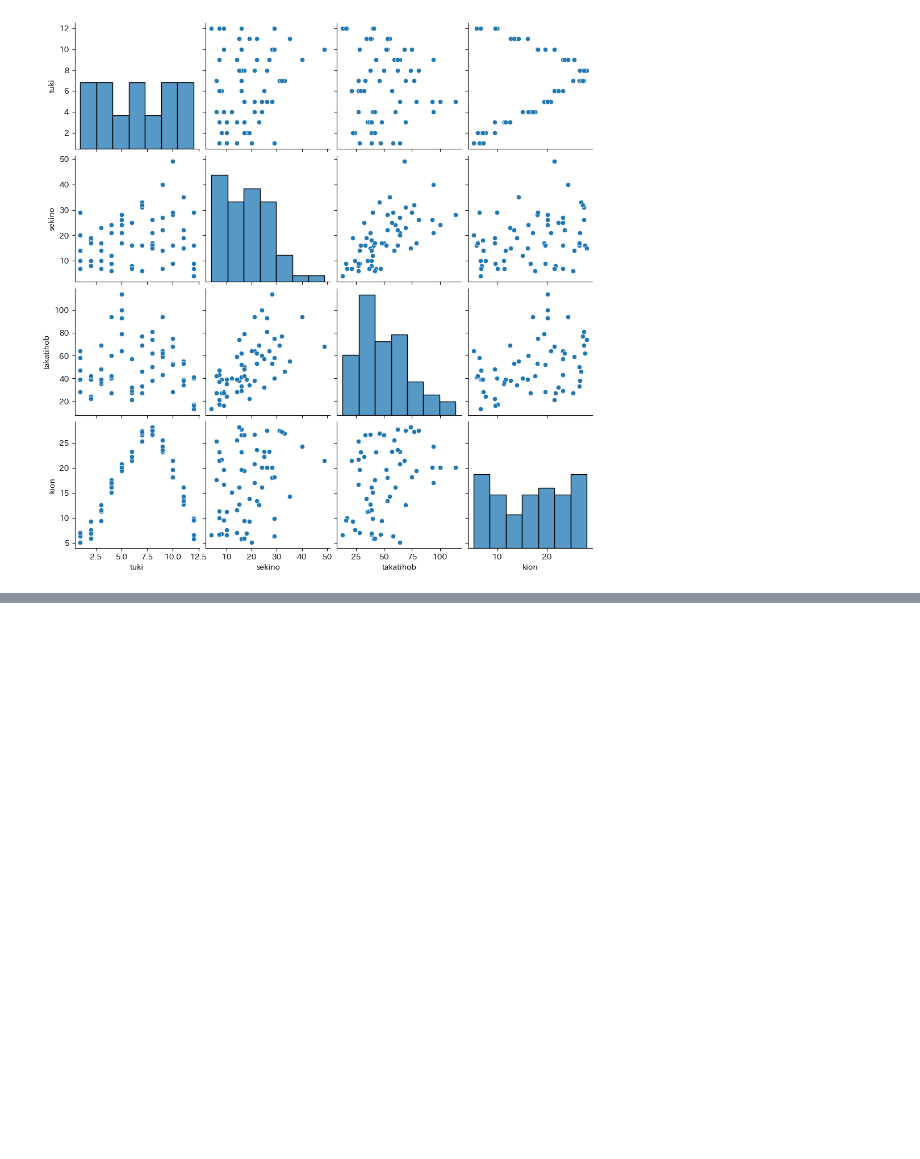
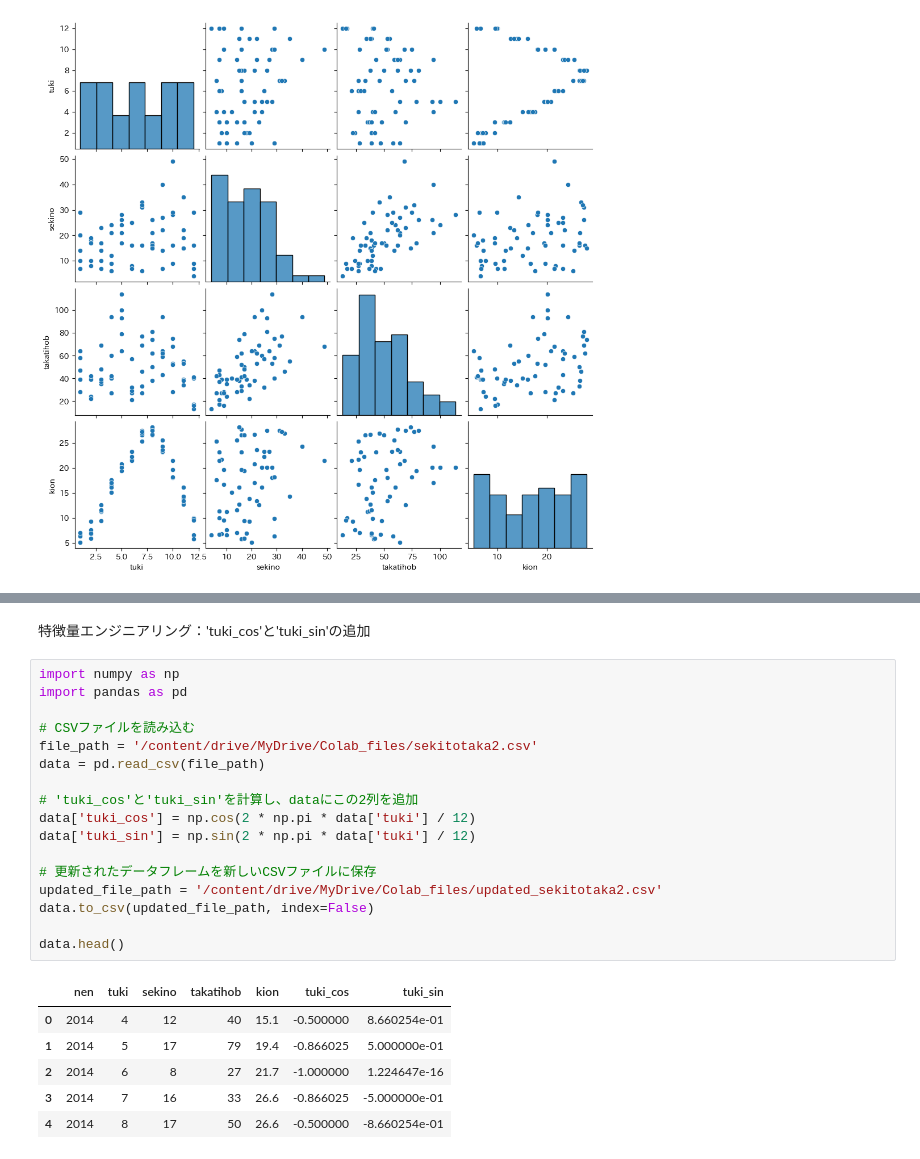
Before and after one commit to okana2ki/hotel-analysis, a Jupyter notebook: search_trend2.ipynb, the cells around one changed output, grey strips where cells are left out. Drawn from its saved outputs; the diff is of its cells as text; blank space fills up the shorter version.

```diff
--- a/search_trend2.ipynb
+++ b/search_trend2.ipynb
@@ -344,0 +377,26 @@ plt.show()
+# %% [markdown]
+特徴量エンジニアリング：'tuki_cos'と'tuki_sin'の追加
+# %%
+import numpy as np
+import pandas as pd
+
+# CSVファイルを読み込む
+file_path = '/content/drive/MyDrive/Colab_files/sekitotaka2.csv'
+data = pd.read_csv(file_path)
+
+# 'tuki_cos'と'tuki_sin'を計算し、dataにこの2列を追加
+data['tuki_cos'] = np.cos(2 * np.pi * data['tuki'] / 12)
+data['tuki_sin'] = np.sin(2 * np.pi * data['tuki'] / 12)
+
+# 更新されたデータフレームを新しいCSVファイルに保存
+updated_file_path = '/content/drive/MyDrive/Colab_files/updated_sekitotaka2.csv'
+data.to_csv(updated_file_path, index=False)
+
+data.head()
+# %% [output]
+|  | nen | tuki | sekino | takatihob | kion | tuki_cos | tuki_sin |
+| 0 | 2014 | 4 | 12 | 40 | 15.1 | -0.500000 | 8.660254e-01 |
+| 1 | 2014 | 5 | 17 | 79 | 19.4 | -0.866025 | 5.000000e-01 |
+| 2 | 2014 | 6 | 8 | 27 | 21.7 | -1.000000 | 1.224647e-16 |
+| 3 | 2014 | 7 | 16 | 33 | 26.6 | -0.866025 | -5.000000e-01 |
+| 4 | 2014 | 8 | 17 | 50 | 26.6 | -0.500000 | -8.660254e-01 |
```
Also changed, not shown: parts of 16 cells of this notebook.
